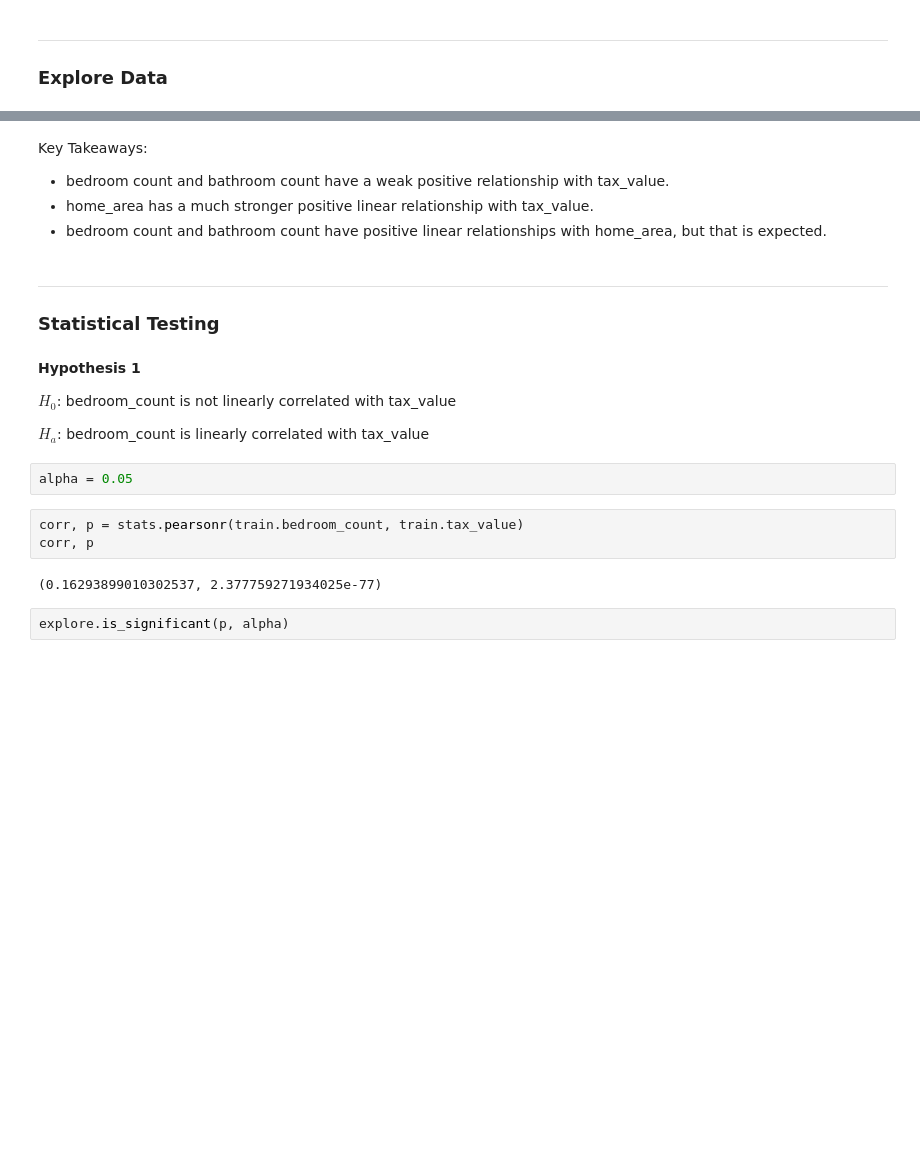
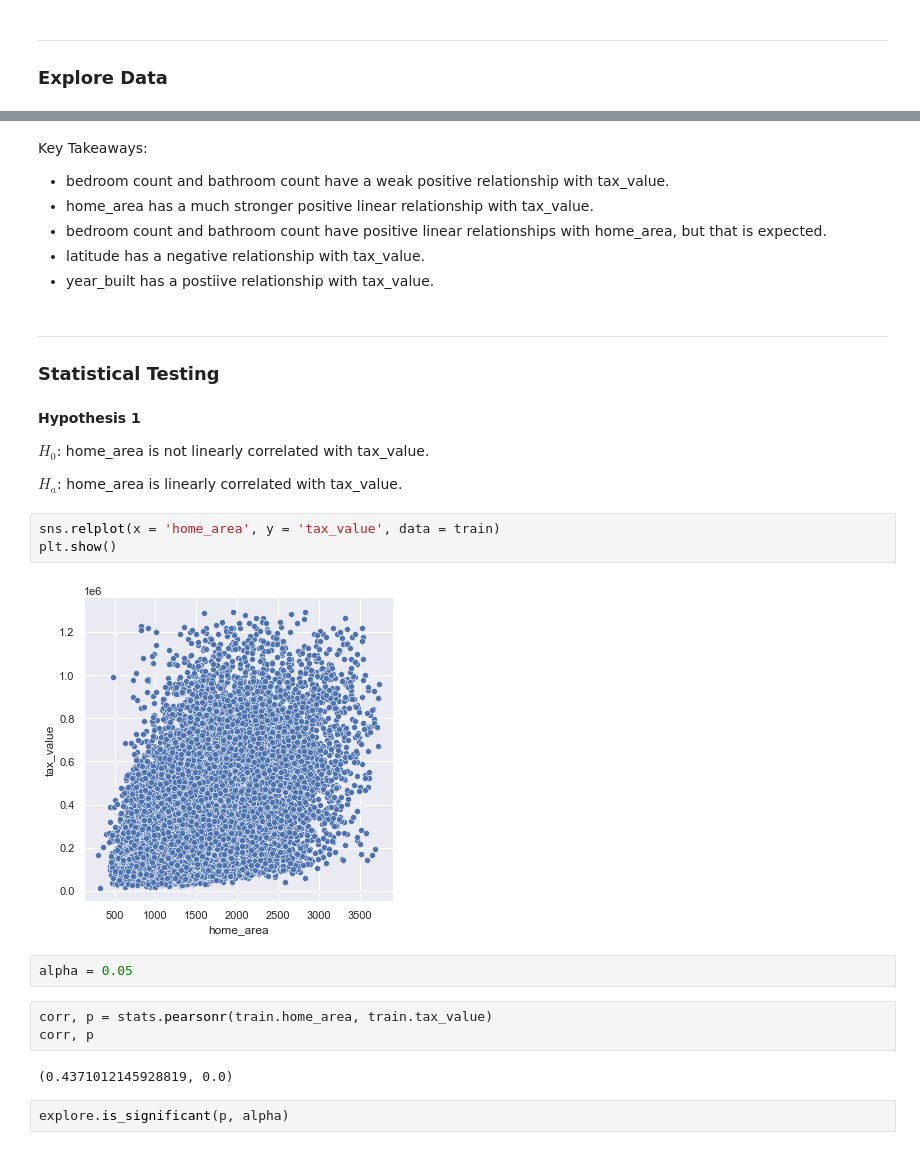
Before and after one commit to johnathon-smith/zillow_regression_project, a Jupyter notebook: final_report.ipynb, the cells around one changed output, grey strips where cells are left out. Saved outputs shown, nothing was run; the diff lists cells and outputs as text; blank space fills up the shorter version.

```diff
--- a/final_report.ipynb
+++ b/final_report.ipynb
@@ -200,22 +205,29 @@ Key Takeaways:
 * bedroom count and bathroom count have a weak positive relationship with tax_value.
 * home_area has a much stronger positive linear relationship with tax_value.
 * bedroom count and bathroom count have positive linear relationships with home_area, but that is expected.
+* latitude has a negative relationship with tax_value.
+* year_built has a postiive relationship with tax_value.
 # %% [markdown]
 ***
 ### Statistical Testing
 # %% [markdown]
 __Hypothesis 1__
 
-$H_0$: bedroom_count is not linearly correlated with tax_value
+$H_0$: home_area is not linearly correlated with tax_value.
 
-$H_a$: bedroom_count is linearly correlated with tax_value
+$H_a$: home_area is linearly correlated with tax_value.
+# %%
+sns.relplot(x = 'home_area', y = 'tax_value', data = train)
+plt.show()
+# %% [output]
+[figure, added]
 # %%
 alpha = 0.05
 # %%
-corr, p = stats.pearsonr(train.bedroom_count, train.tax_value)
+corr, p = stats.pearsonr(train.home_area, train.tax_value)
 corr, p
 # %% [output]
-(0.16293899010302537, 2.377759271934025e-77)
+(0.4371012145928819, 0.0)
 # %%
 explore.is_significant(p, alpha)
 # %% [output]
```
Also changed, not shown: parts of 48 cells of this notebook.
